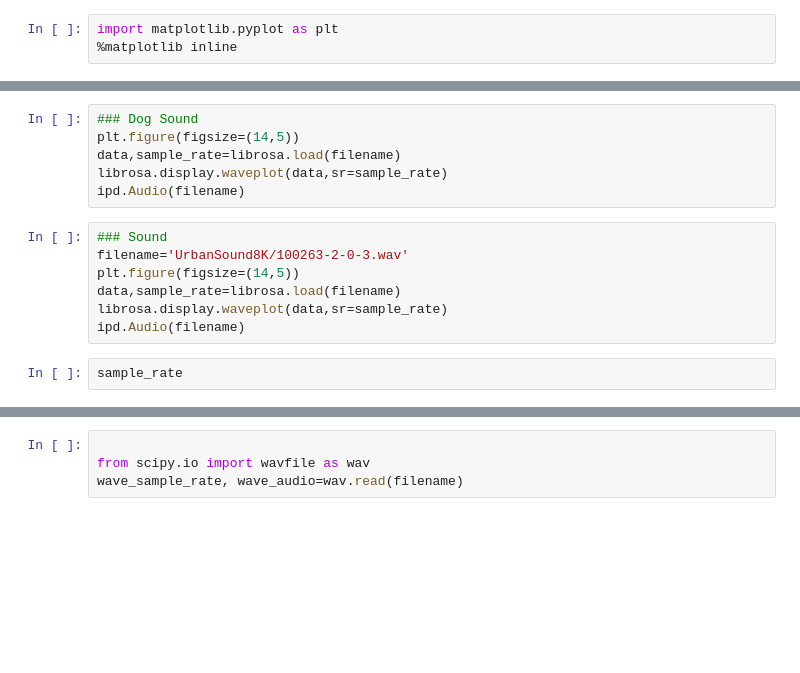
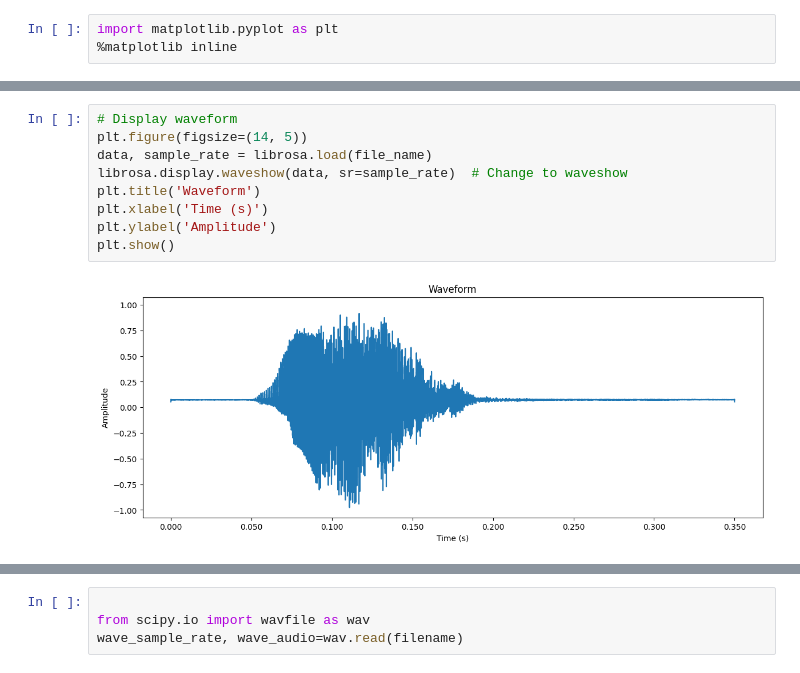
Before and after one commit to yash-raj202134/Audio-classification, a Jupyter notebook: audio_classification_EDA.ipynb, the cells around one changed output, grey strips where cells are left out. Saved outputs shown, nothing was run; the diff lists cells and outputs as text; blank space fills up the shorter version.

```diff
--- a/audio_classification_EDA.ipynb
+++ b/audio_classification_EDA.ipynb
@@ -33,15 +77,11 @@ import librosa.display
 # %%
-### Dog Sound
-plt.figure(figsize=(14,5))
-data,sample_rate=librosa.load(filename)
-librosa.display.waveplot(data,sr=sample_rate)
-ipd.Audio(filename)
+# Display waveform
+plt.figure(figsize=(14, 5))
+data, sample_rate = librosa.load(file_name)
+librosa.display.waveshow(data, sr=sample_rate)  # Change to waveshow
+plt.title('Waveform')
+plt.xlabel('Time (s)')
+plt.ylabel('Amplitude')
+plt.show()
+# %% [output]
+[figure, added]
-# %%
-### Sound
-filename='UrbanSound8K/100263-2-0-3.wav'
-plt.figure(figsize=(14,5))
-data,sample_rate=librosa.load(filename)
-librosa.display.waveplot(data,sr=sample_rate)
-ipd.Audio(filename)
-# %%
-sample_rate
```
Also changed, not shown: parts of 15 cells of this notebook, 1 other file.
